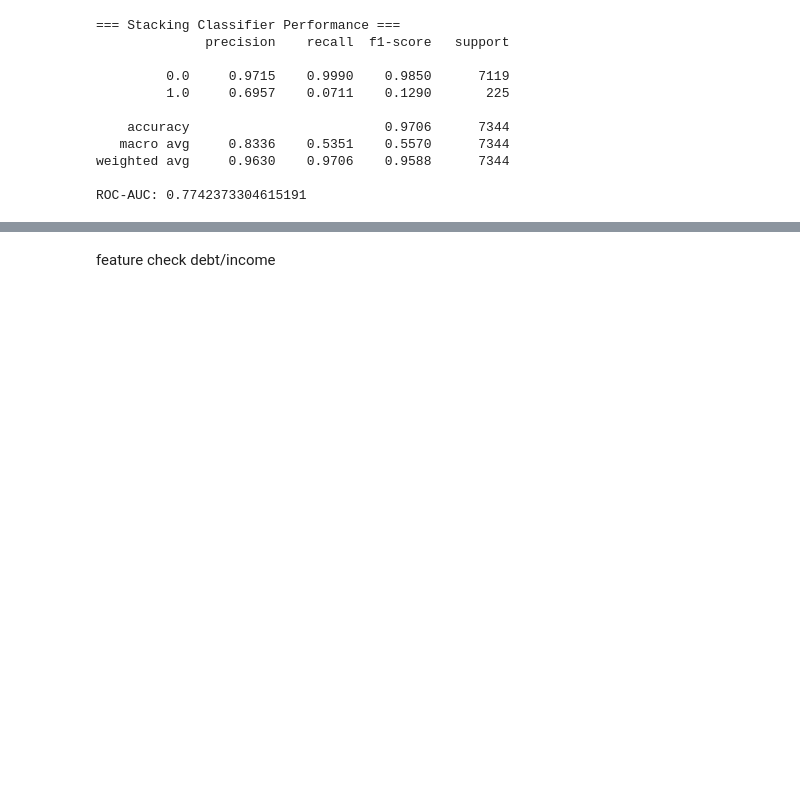
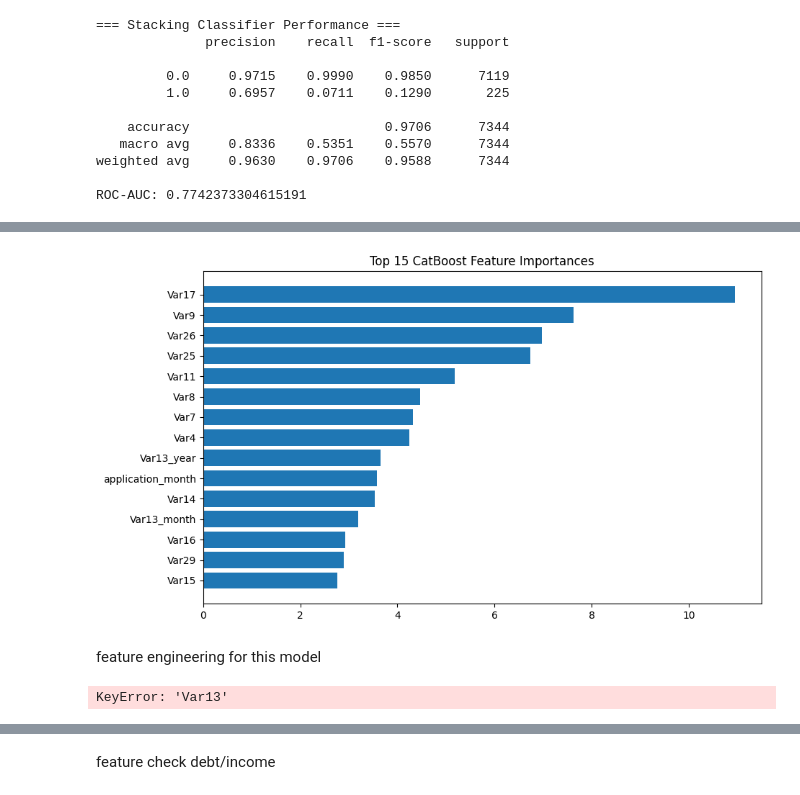
Before and after one commit to akshmaatreja/UBproject, a Jupyter notebook: datacleaning.ipynb, the cells around one changed output, grey strips where cells are left out. Drawn from its saved outputs; the diff is of its cells as text; code cells hidden in the pictures; blank space fills up the shorter version.

```diff
--- a/datacleaning.ipynb
+++ b/datacleaning.ipynb
@@ -830,0 +896,7 @@ ROC-AUC: 0.7742373304615191
+# %%
+# Fit the full pipeline
+stack_pipeline.fit(X_train, y_train)
+
+# Predict
+y_proba_stack = stack_pipeline.predict_proba(X_val)[:, 1]
+y_pred_stack = (y_proba_stack >= 0.5).astype(int)
@@ -830,0 +1142,19 @@ ROC-AUC: 0.7742373304615191
+# %%
+# Get final estimator (meta-model)
+final_estimator = stack_pipeline.named_steps['stackingclassifier'].final_estimator_
+print("Final estimator:", final_estimator)
+
+# Feature importances from final estimator if available
+if hasattr(final_estimator, 'feature_importances_'):
+    print("Meta-model feature importances:", final_estimator.feature_importances_)
+
+# Get fitted base estimators
+stack_model = stack_pipeline.named_steps['stackingclassifier']
+catboost_fitted = stack_model.estimators_[0]
+xgb_fitted = stack_model.estimators_[1]
+rf_fitted = stack_model.estimators_[2]
+
+# CatBoost feature importances
+if hasattr(catboost_fitted, 'get_feature_importance'):
+    catboost_importances = catboost_fitted.get_feature_importance()
+    print("CatBoost feature importances:", catboost_importances)
@@ -830,0 +1178,9 @@ ROC-AUC: 0.7742373304615191
+# %%
+feature_names = X_train.columns
+# %%
+catboost_importance_df = pd.DataFrame({
+    'Feature': feature_names,
+    'Importance': catboost_importances
+}).sort_values(by='Importance', ascending=False)
+
+print(catboost_importance_df.head(10))
@@ -830,0 +1199,28 @@ ROC-AUC: 0.7742373304615191
+# %%
+import matplotlib.pyplot as plt
+
+plt.figure(figsize=(10, 6))
+plt.barh(catboost_importance_df['Feature'][:15], catboost_importance_df['Importance'][:15])
+plt.title('Top 15 CatBoost Feature Importances')
+plt.gca().invert_yaxis()
+plt.show()
+# %% [output]
+[figure, added]
+# %% [markdown]
+feature engineering for this model
+# %%
+X_train['Var13'] = pd.to_datetime(X_train['Var13'], errors='coerce')
+X_val['Var13'] = pd.to_datetime(X_val['Var13'], errors='coerce')
+
+X_train['application_date'] = pd.to_datetime(X_train['application_date'], errors='coerce')
+X_val['application_date'] = pd.to_datetime(X_val['application_date'], errors='coerce')
+
+# Now create credit history length
+X_train['credit_history_length'] = (X_train['application_date'] - X_train['Var13']).dt.days
+X_val['credit_history_length'] = (X_val['application_date'] - X_val['Var13']).dt.days
+
+# Fill missing values (optional)
+X_train['credit_history_length'] = X_train['credit_history_length'].fillna(-1)
+X_val['credit_history_length'] = X_val['credit_history_length'].fillna(-1)
+# %% [output]
+KeyError: 'Var13'
```
Also changed, not shown: parts of 18 cells of this notebook, 4 other files.
